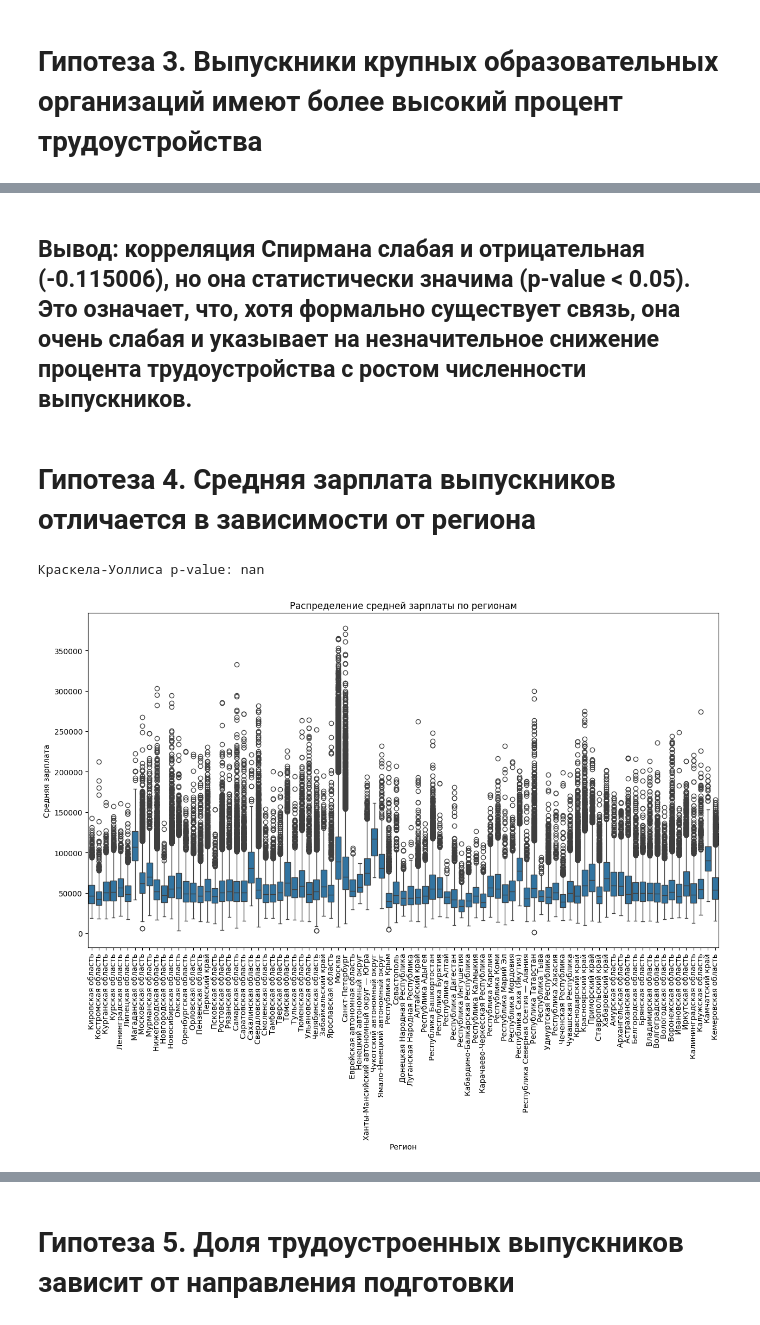
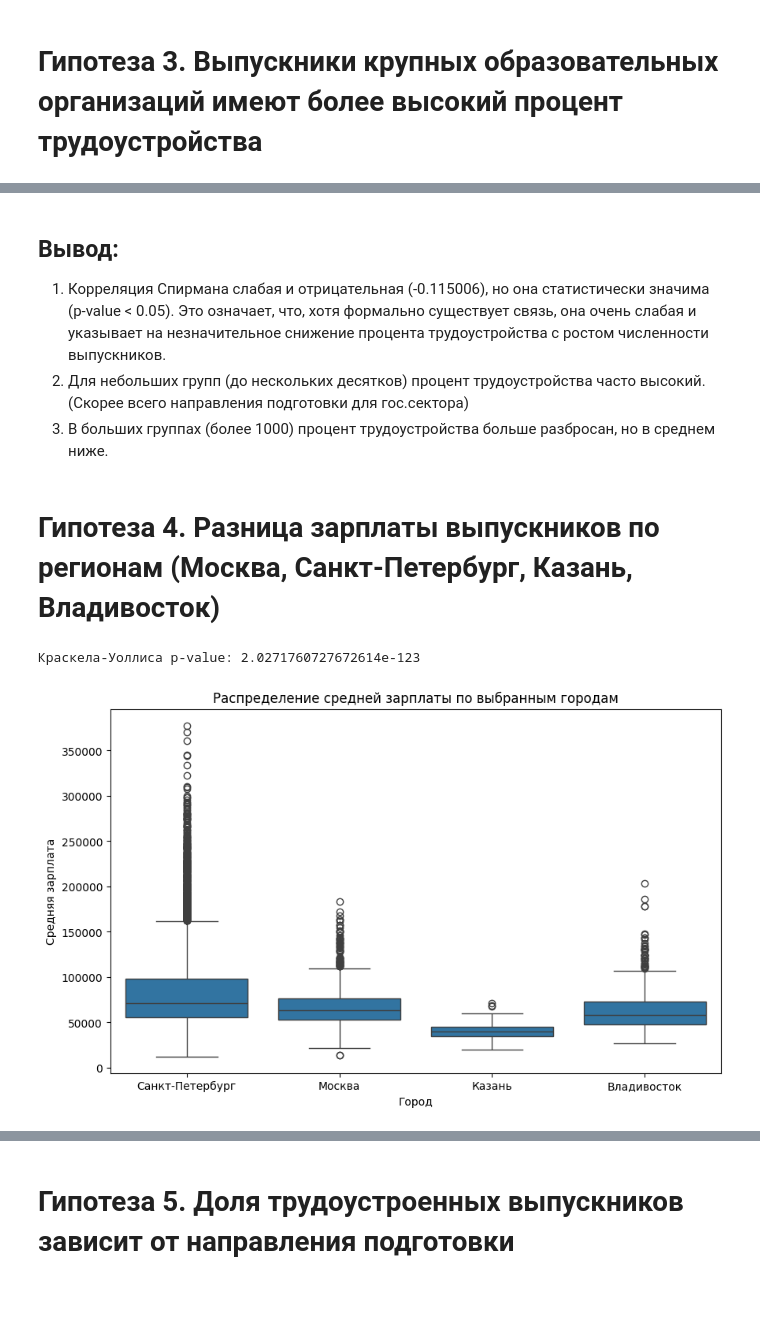
Before and after one commit to Nar743/stat-education, a Jupyter notebook: notebook2.ipynb, the cells around one changed output, grey strips where cells are left out. Cells and saved outputs as stored; diff of their text form; code cells hidden in the pictures; blank space fills up the shorter version.

```diff
--- a/notebook2.ipynb
+++ b/notebook2.ipynb
@@ -166,29 +172,48 @@ print(f"p-value: {p_value:.20f}")
 p-value: 0.00000000000000000000
 # %% [markdown]
-## Вывод: корреляция Спирмана слабая и отрицательная (-0.115006), но она статистически значима (p-value < 0.05). Это означает, что, хотя формально существует связь, она очень слабая и указывает на незначительное снижение процента трудоустройства с ростом численности выпускников.
+## Вывод:
+1) Корреляция Спирмана слабая и отрицательная (-0.115006), но она статистически значима (p-value < 0.05). Это означает, что, хотя формально существует связь, она очень слабая и указывает на незначительное снижение процента трудоустройства с ростом численности выпускников.
+2) Для небольших групп (до нескольких десятков) процент трудоустройства часто высокий. (Скорее всего направления подготовки для гос.сектора)
+3) В больших группах (более 1000) процент трудоустройства больше разбросан, но в среднем ниже.
 # %% [markdown]
-# Гипотеза 4. Средняя зарплата выпускников отличается в зависимости от региона
+# Гипотеза 4. Разница зарплаты выпускников по регионам (Москва, Санкт-Петербург, Казань, Владивосток)
 # %%
-# Фильтруем данные, оставляя регионы с количеством значений `average_salary` >= 10
-filtered_data = data.groupby('object_name').filter(lambda x: x['average_salary'].count() >= 10)
+# Фильтрация по городам на основе ключевых слов в названии университета
+city_keywords = {
+    'Москва': 'Москва',
+    'Санкт-Петербург': 'Санкт-Петербург',
+    'Казань': 'Казань',
+    'Владивосток': 'Владивосток'
+}
 
-# Группировка данных по регионам для теста Краскела-Уоллиса
-regions = filtered_data['object_name'].unique()
-groups = [filtered_data[filtered_data['object_name'] == region]['average_salary'] for region in regions]
+# Создаем новый столбец для города на основе ключевых слов в названии университета
+data['city'] = data['university'].apply(lambda x: next((city for city, keyword in city_keywords.items() if keyword in x), None))
 
-# Применяем тест Краскела-Уоллиса
+# Фильтруем данные, оставляя только нужные города
+cities_of_interest = ['Москва', 'Санкт-Петербург', 'Казань', 'Владивосток']
+filtered_data = data[data['city'].isin(cities_of_interest)]
+
+# Удаляем строки с пропусками в столбце average_salary
+filtered_data = filtered_data.dropna(subset=['average_salary'])
+
+# Фильтруем только города с количеством значений `average_salary` >= 10
+filtered_data = filtered_data.groupby('city').filter(lambda x: x['average_salary'].count() >= 10)
+
+# Группировка данных по городам для теста Крускала-Уоллиса
+groups = [filtered_data[filtered_data['city'] == city]['average_salary'] for city in cities_of_interest]
+
+# Применяем тест Крускала-Уоллиса для проверки различий
 result = kruskal(*groups)
 print("Краскела-Уоллиса p-value:", result.pvalue)
 
-# Визуализация: ящичковая диаграмма средней зарплаты по регионам
-plt.figure(figsize=(15, 8))
-sns.boxplot(data=filtered_data, x='object_name', y='average_salary')
-plt.xticks(rotation=90)
-plt.title('Распределение средней зарплаты по регионам')
-plt.xlabel('Регион')
+# Визуализация: ящичковая диаграмма средней зарплаты по выбранным городам
+plt.figure(figsize=(10, 6))
+sns.boxplot(data=filtered_data, x='city', y='average_salary')
+plt.title('Распределение средней зарплаты по выбранным городам')
+plt.xlabel('Город')
 plt.ylabel('Средняя зарплата')
 plt.show()
 # %% [output]
-Краскела-Уоллиса p-value: nan
+Краскела-Уоллиса p-value: 2.0271760727672614e-123
-[figure, old version]
+[figure, new version]
 # %% [markdown]
```
Also changed, not shown: parts of 14 cells of this notebook.
